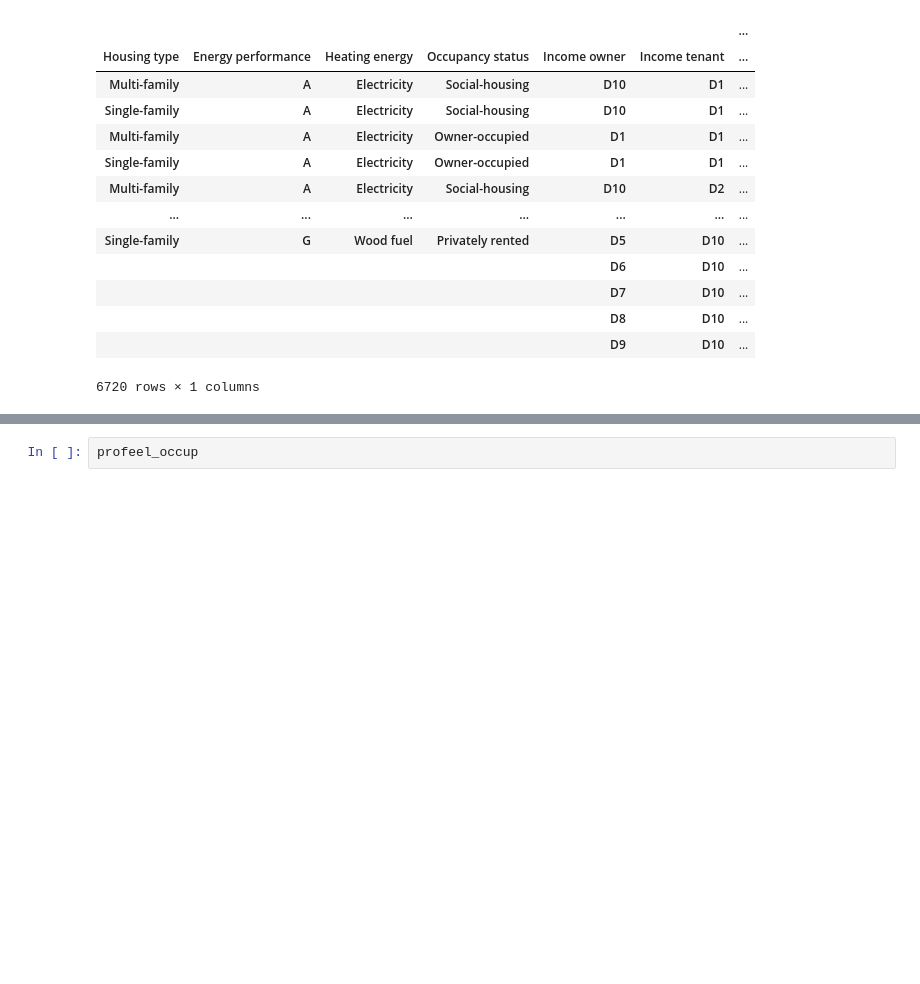
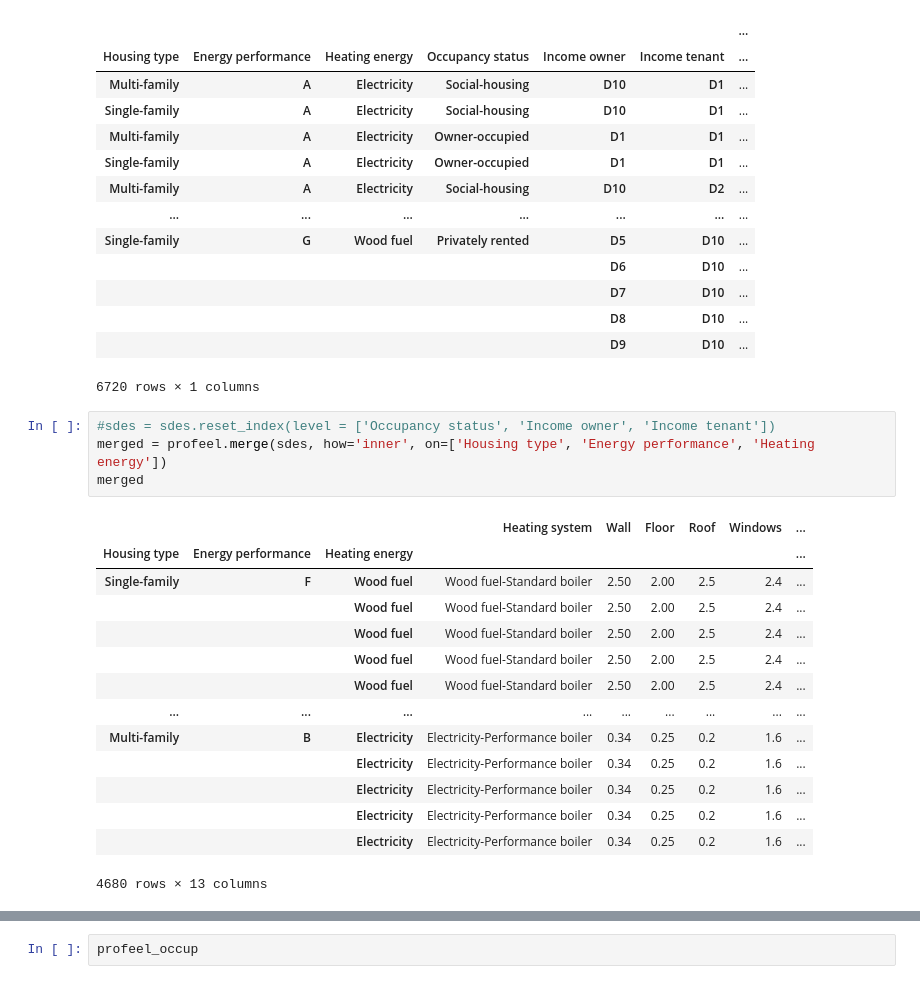
Before and after one commit to CIRED/Res-IRF4, a Jupyter notebook: project/analysis/data_matching.ipynb, the cells around one changed output, grey strips where cells are left out. Cells and saved outputs as stored; diff of their text form; blank space fills up the shorter version.

```diff
--- a/project/analysis/data_matching.ipynb
+++ b/project/analysis/data_matching.ipynb
@@ -47,3 +46,22 @@ sdes
 |  |  |  |  | D8 | D10 | ... |
 |  |  |  |  | D9 | D10 | ... |
 6720 rows × 1 columns
+# %%
+#sdes = sdes.reset_index(level = ['Occupancy status', 'Income owner', 'Income tenant'])
+merged = profeel.merge(sdes, how='inner', on=['Housing type', 'Energy performance', 'Heating energy'])
+merged
+# %% [output]
+|  |  |  | Heating system | Wall | Floor | Roof | Windows | ... |
+| Housing type | Energy performance | Heating energy |  |  |  |  |  | ... |
+| Single-family | F | Wood fuel | Wood fuel-Standard boiler | 2.50 | 2.00 | 2.5 | 2.4 | ... |
+|  |  | Wood fuel | Wood fuel-Standard boiler | 2.50 | 2.00 | 2.5 | 2.4 | ... |
+|  |  | Wood fuel | Wood fuel-Standard boiler | 2.50 | 2.00 | 2.5 | 2.4 | ... |
+|  |  | Wood fuel | Wood fuel-Standard boiler | 2.50 | 2.00 | 2.5 | 2.4 | ... |
+|  |  | Wood fuel | Wood fuel-Standard boiler | 2.50 | 2.00 | 2.5 | 2.4 | ... |
+| ... | ... | ... | ... | ... | ... | ... | ... | ... |
+| Multi-family | B | Electricity | Electricity-Performance boiler | 0.34 | 0.25 | 0.2 | 1.6 | ... |
+|  |  | Electricity | Electricity-Performance boiler | 0.34 | 0.25 | 0.2 | 1.6 | ... |
+|  |  | Electricity | Electricity-Performance boiler | 0.34 | 0.25 | 0.2 | 1.6 | ... |
+|  |  | Electricity | Electricity-Performance boiler | 0.34 | 0.25 | 0.2 | 1.6 | ... |
+|  |  | Electricity | Electricity-Performance boiler | 0.34 | 0.25 | 0.2 | 1.6 | ... |
+4680 rows × 13 columns
```
Also changed, not shown: parts of 8 cells of this notebook.
